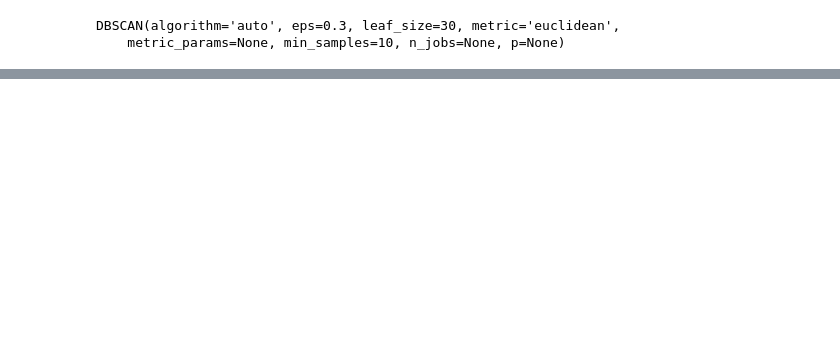
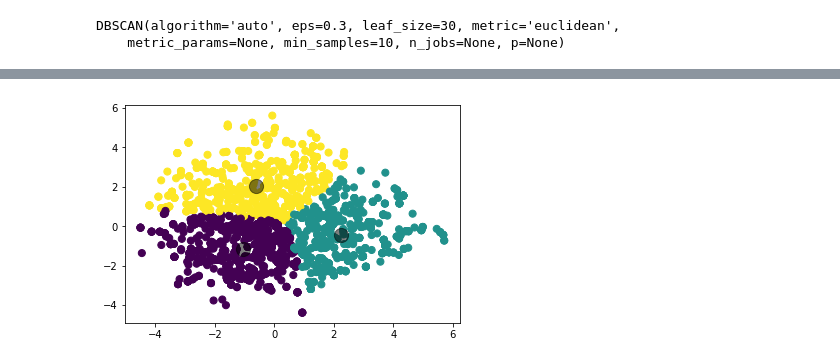
Before and after one commit to viniciusd-avila/phylogenetic-analysis, a Jupyter notebook: PCA tests.ipynb, the cells around one changed output, grey strips where cells are left out. Saved outputs shown, nothing was run; the diff lists cells and outputs as text; code cells hidden in the pictures; blank space fills up the shorter version.

Commit message:
add kmeans plot

```diff
--- a/PCA tests.ipynb
+++ b/PCA tests.ipynb
@@ -103,0 +106,4 @@ plt.show()
+# %%
+bioinfo.kmeans_plot(principalComponents,3)
+# %% [output]
+[figure, added]
```
Also changed, not shown: parts of 3 cells of this notebook, 2 other files.
